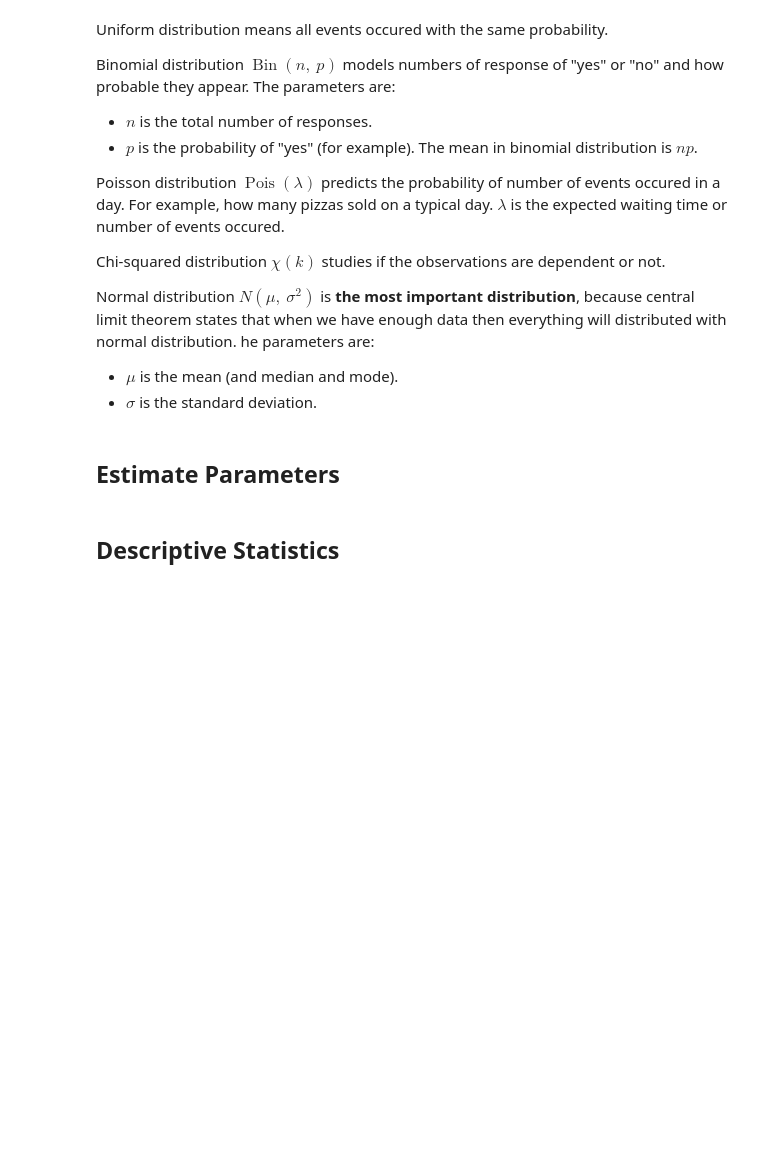
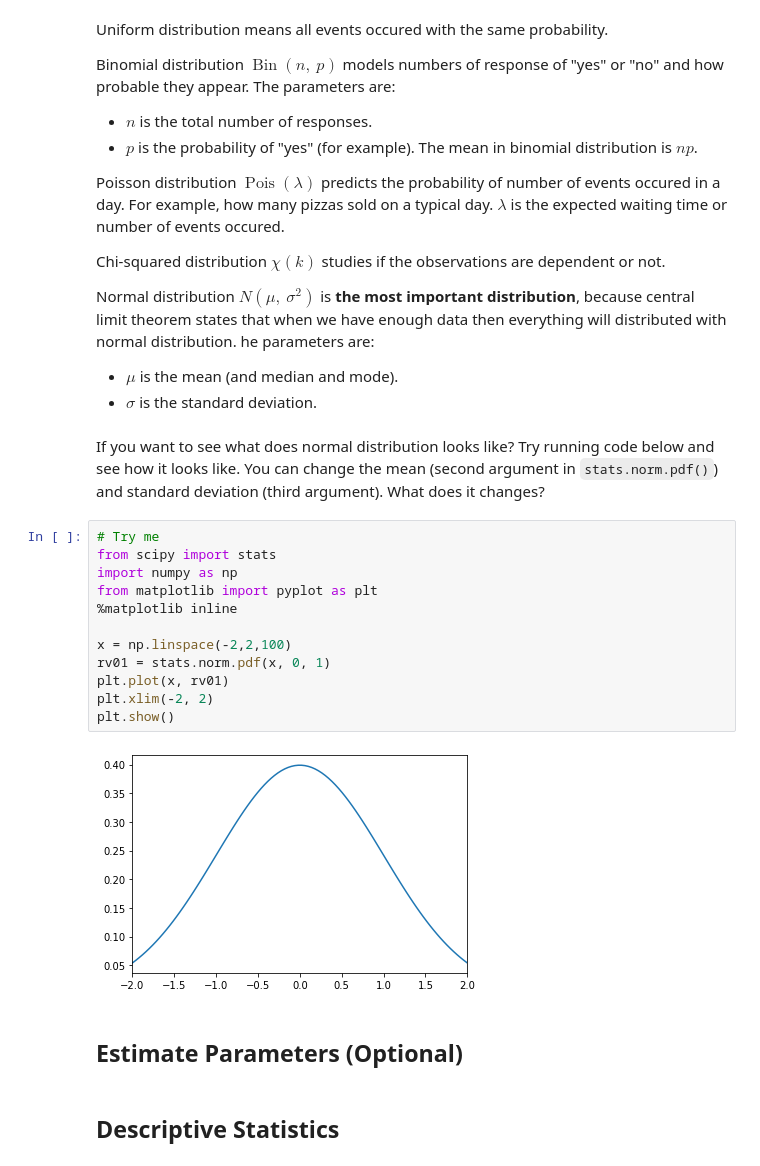
Before and after one commit to lt-shy-john/python-data-analytics-course, a Jupyter notebook: Week 08 - Statistics with Python.ipynb, the cells around one changed output. Drawn from its saved outputs; the diff is of its cells as text; blank space fills up the shorter version.

```diff
--- a/Week 08 - Statistics with Python.ipynb
+++ b/Week 08 - Statistics with Python.ipynb
@@ -172,8 +208,24 @@ Chi-squared distribution $\chi(k)$ studies if the observations are dependent or
 Normal distribution $N(\mu,\:\sigma^2)$ is __the most important distribution__, because central limit theorem states that when we have enough data then everything will distributed with normal distribution. he parameters are:
 * $\mu$ is the mean (and median and mode).
 * $\sigma$ is the standard deviation.
+# %% [markdown]
+If you want to see what does normal distribution looks like? Try running code below and see how it looks like. You can change the mean (second argument in `stats.norm.pdf()`) and standard deviation (third argument). What does it changes?
+# %%
+# Try me
+from scipy import stats
+import numpy as np
+from matplotlib import pyplot as plt
+%matplotlib inline
+
+x = np.linspace(-2,2,100)
+rv01 = stats.norm.pdf(x, 0, 1)
+plt.plot(x, rv01)
+plt.xlim(-2, 2)
+plt.show()
+# %% [output]
+[figure, added]
 # %% [markdown]
-## Estimate Parameters
+## Estimate Parameters (Optional)
 # %% [markdown]
 ## Descriptive Statistics
 # %% [markdown]
```
Also changed, not shown: parts of 10 cells of this notebook.
